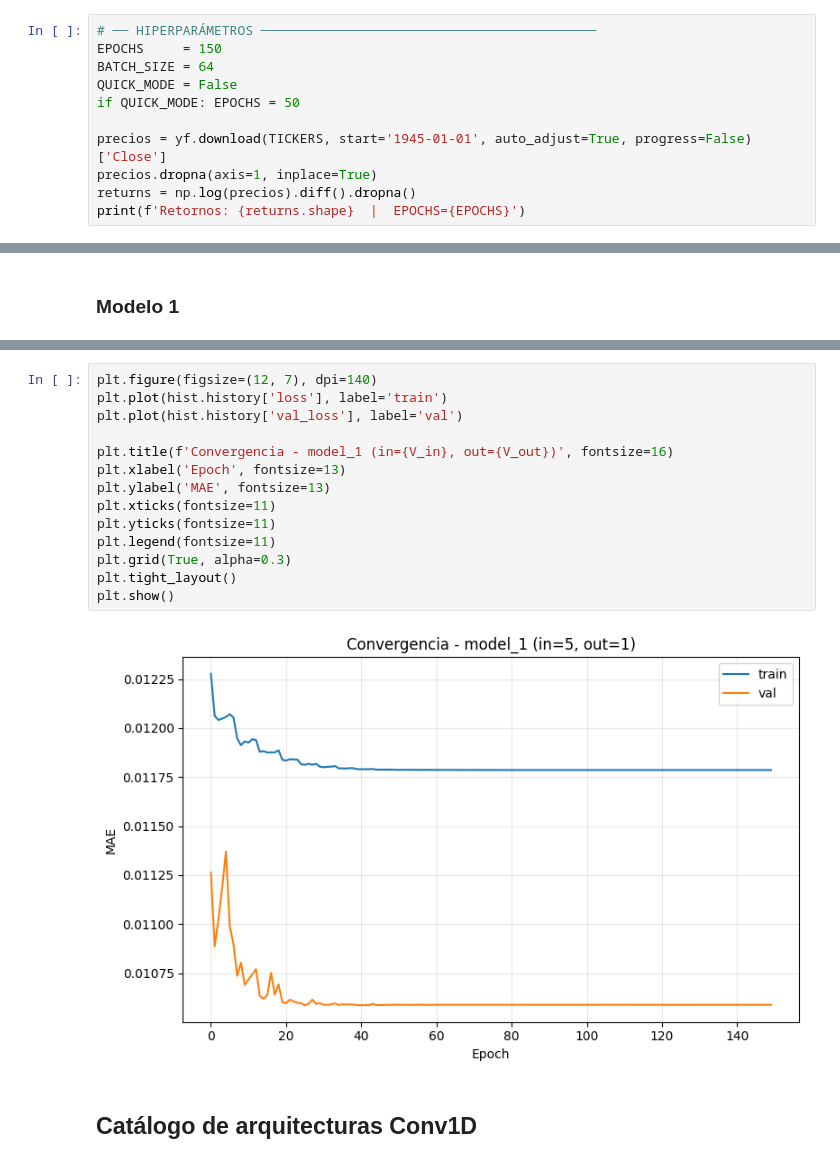
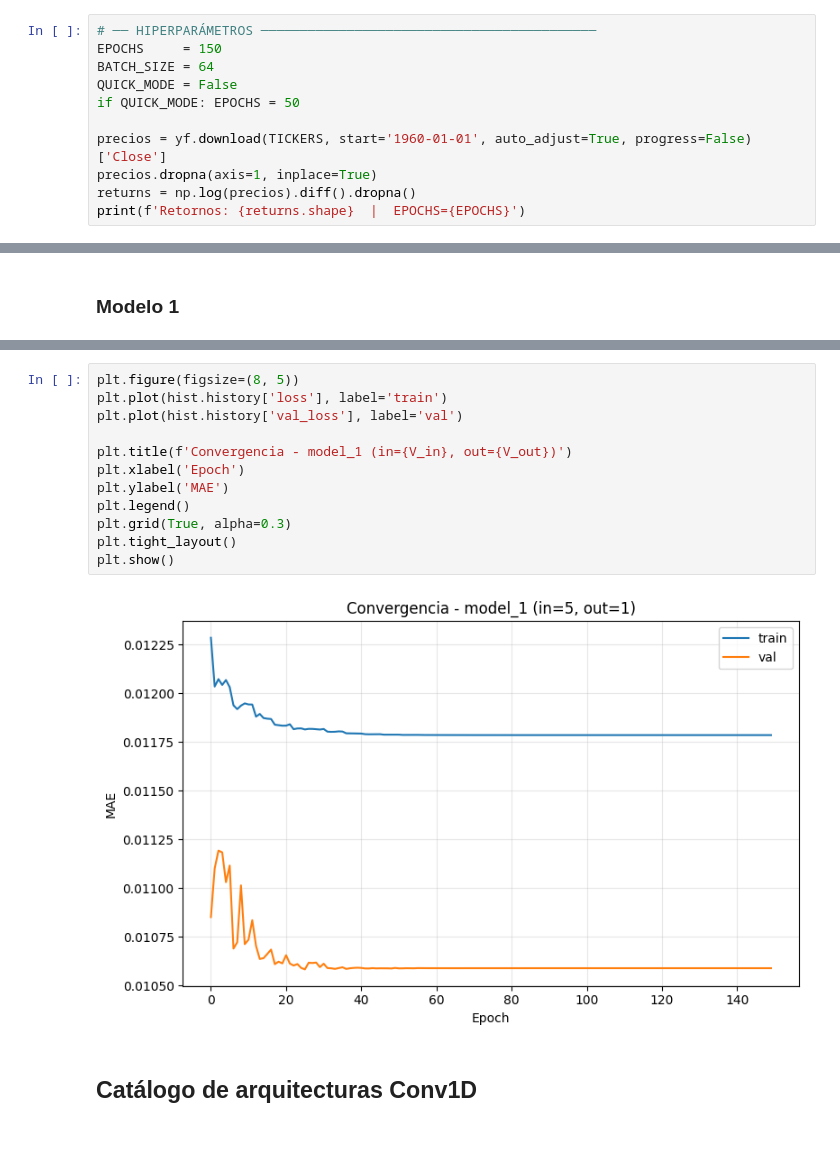
Before and after one commit to feraltauste1/TAREA_REDES_NEURONALES, a Jupyter notebook: notebooks/04_convolucionales.ipynb, the cells around one changed output, grey strips where cells are left out. Drawn from its saved outputs; the diff is of its cells as text.

```diff
--- a/notebooks/04_convolucionales.ipynb
+++ b/notebooks/04_convolucionales.ipynb
@@ -34,7 +34,7 @@ BATCH_SIZE = 64
 QUICK_MODE = False
 if QUICK_MODE: EPOCHS = 50
 
-precios = yf.download(TICKERS, start='1945-01-01', auto_adjust=True, progress=False)['Close']
+precios = yf.download(TICKERS, start='1960-01-01', auto_adjust=True, progress=False)['Close']
 precios.dropna(axis=1, inplace=True)
 returns = np.log(precios).diff().dropna()
 print(f'Retornos: {returns.shape}  |  EPOCHS={EPOCHS}')
@@ -141,19 +158,17 @@ conv_s | in= 5 out= 1 | train=0.0118 val=0.0106 test=0.0123 ep=150
 # %%
-plt.figure(figsize=(12, 7), dpi=140)
+plt.figure(figsize=(8, 5))
 plt.plot(hist.history['loss'], label='train')
 plt.plot(hist.history['val_loss'], label='val')
 
-plt.title(f'Convergencia - model_1 (in={V_in}, out={V_out})', fontsize=16)
-plt.xlabel('Epoch', fontsize=13)
-plt.ylabel('MAE', fontsize=13)
-plt.xticks(fontsize=11)
-plt.yticks(fontsize=11)
-plt.legend(fontsize=11)
+plt.title(f'Convergencia - model_1 (in={V_in}, out={V_out})')
+plt.xlabel('Epoch')
+plt.ylabel('MAE')
+plt.legend()
 plt.grid(True, alpha=0.3)
 plt.tight_layout()
 plt.show()
 # %% [output]
-[figure, old version]
+[figure, new version]
 # %% [markdown]
 ## Catálogo de arquitecturas Conv1D
 # %%
```
Also changed, not shown: parts of 4 cells of this notebook.
